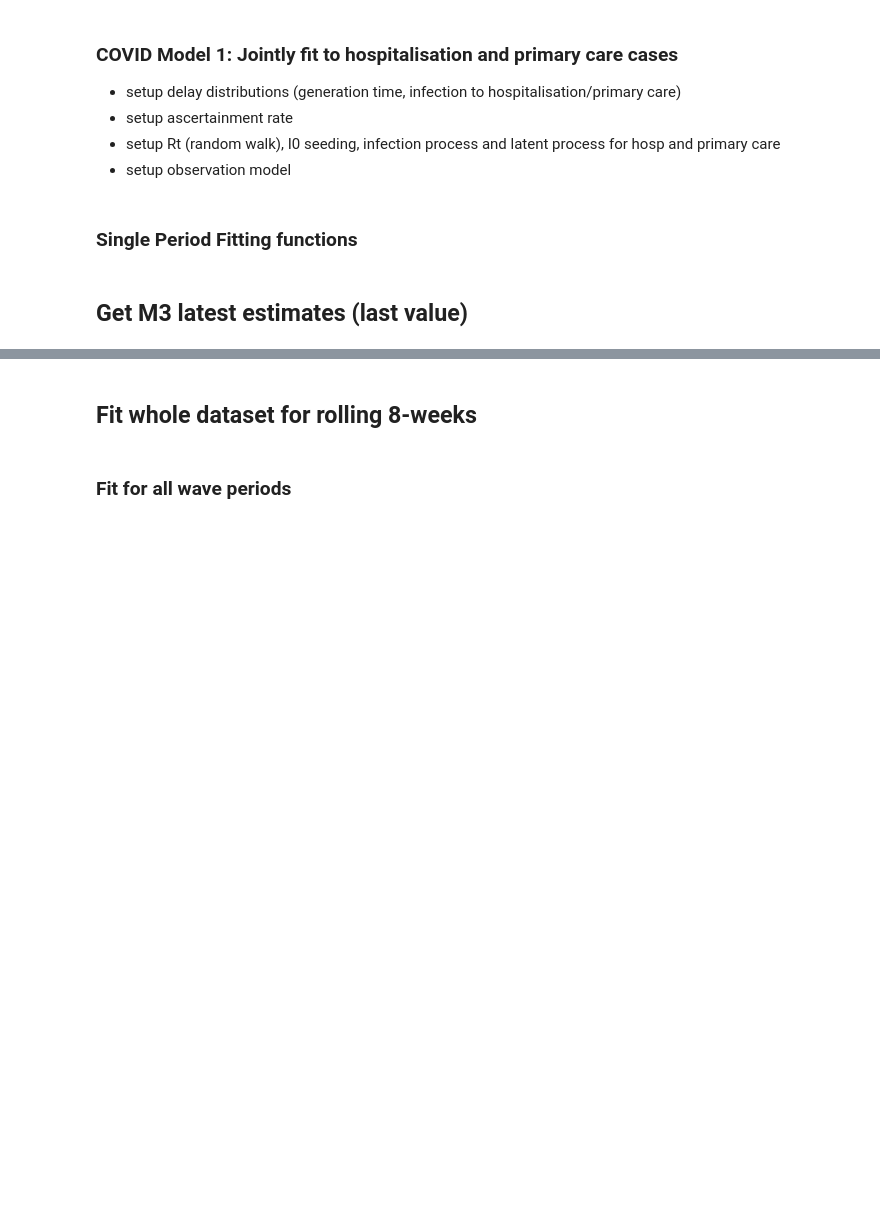
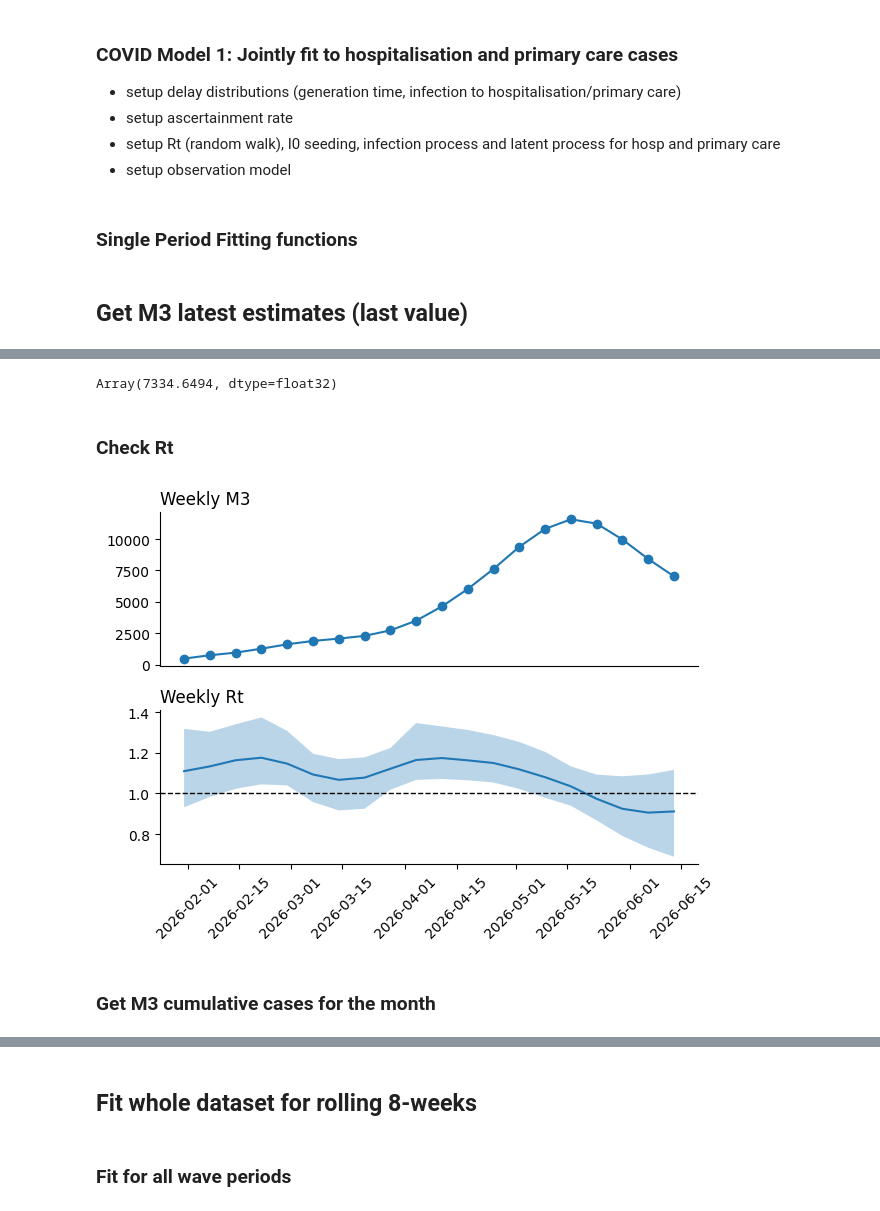
Before and after one commit to pessimistic-pelican/PyRenew, a Jupyter notebook: scripts/covid_model.ipynb, the cells around one changed output, grey strips where cells are left out. Drawn from its saved outputs; the diff is of its cells as text; code cells hidden in the pictures; blank space fills up the shorter version.

Commit message:
updated m3 with nowcast m3

```diff
--- a/scripts/covid_model.ipynb
+++ b/scripts/covid_model.ipynb
@@ -443,7 +449,7 @@ def single_fit(d: pd.DataFrame,latent_inf: RandomVariable,
         rng_key=jax.random.key(54),
         mcmc_args=dict(progress_bar=False, num_chains=2),
         data_observed_severe_admissions = d['new_hospitalisation_cases'].values,
-        data_observed_primary_care_cases = d['est_covid_cases'].values,
+        data_observed_primary_care_cases = d['est_covid_cases_adj'].values,
         weekly_obs = True
         )
 
@@ -459,7 +465,7 @@ def single_fit(d: pd.DataFrame,latent_inf: RandomVariable,
 
     return(idata)
 
-def estimate_hseek_infections(idata, n_inf_start):
+def estimate_hseek_infections(idata, n_inf_start, weekly = True):
     """
     Estimate the total number of infections that seek PRIMARY CARE
     """
@@ -476,15 +482,17 @@ def estimate_hseek_infections(idata, n_inf_start):
 
     hseek_inf_samples = latent_inf_samples.T * scale_samples
 
+    if weekly:
     ##agg to weekly and sum
-    hseek_inf_week_samples = hseek_inf_samples.reshape(n_weeks, 7 ,n_samples).sum(axis=1) ##It matters to shape into weeks first followed by days
-
+        hseek_inf_week_samples = hseek_inf_samples.reshape(n_weeks, 7 ,n_samples).sum(axis=1) ##It matters to shape into weeks first followed by days
+    else:
+        hseek_inf_week_samples = hseek_inf_samples.copy()
     return(hseek_inf_week_samples)
 
 
 def get_agg_stats(post):
     """
-    Get mean and 95% quartile from posterior samples (shape should be samples x week or the other way around)
+    Get median and 95% quartile from posterior samples (shape should be samples x week or the other way around)
     """
     if post.shape[0] == 2000:
         axs = 0
@@ -498,8 +506,10 @@ def get_agg_stats(post):
 ## Get M3 latest estimates (last value)
 # %%
 d_main = covid_ari_hosp_d.iloc[-20:]
+# d_main = covid_ari_hosp_d.iloc[51:67]
+
 d_post = single_fit(d_main, latent_inf, latent_severeprimary, I0, gen_int_rv, rtproc, obs_h, obs_p)
-post_samples = estimate_hseek_infections(d_post,n_inf_start = n_initialization_points)
+post_samples = estimate_hseek_infections(d_post,n_inf_start = n_initialization_points, weekly = True)
 m, q = get_agg_stats(post_samples)
 
 m[-1]
@@ -507,0 +524,14 @@ Array(3666.6255, dtype=float32)
+# %%
+nowcast_covid_ari_hosp_d = covid_ari_hosp_d.copy()
+
+nowcast_covid_ari_hosp_d.iloc[-4:,nowcast_covid_ari_hosp_d.columns.get_loc("new_hospitalisation_cases")] = [161, 168, 151, 126]
+
+d_main2 = nowcast_covid_ari_hosp_d.iloc[-20:]
+
+d_post2 = single_fit(d_main2, latent_inf, latent_severeprimary, I0, gen_int_rv, rtproc, obs_h, obs_p)
+post_samples2 = estimate_hseek_infections(d_post2,n_inf_start = n_initialization_points, weekly = True)
+m_2, q_2 = get_agg_stats(post_samples2)
+
+m_2[-1]
+# %% [output]
+Array(7334.6494, dtype=float32)
@@ -507,0 +560,47 @@ Array(3666.6255, dtype=float32)
+# %% [markdown]
+### Check Rt
+# %%
+rt_daily = d_post.posterior["Rt"].values
+# shape: chain, draw, day
+
+n_weeks = len(d_main)
+rt_daily = rt_daily.reshape(rt_daily.shape[0], rt_daily.shape[1], n_weeks, 7)
+
+rt_weekly = np.exp(np.mean(np.log(rt_daily), axis=-1))
+# shape: chain, draw, week
+
+rt_weekly_samples = rt_weekly.reshape(-1, n_weeks)
+
+rt_median = np.median(rt_weekly_samples, axis=0)
+rt_q = np.quantile(rt_weekly_samples, [0.025, 0.975], axis=0)
+
+fig, ax = plt.subplots(2,1)
+
+ax[0].plot(d_main['end_date'], m, marker = 'o')
+ax[1].plot(d_main["end_date"], rt_median)
+ax[1].fill_between(
+    d_main["end_date"],
+    rt_q[0],
+    rt_q[1],
+    alpha=0.3,
+)
+
+
+ax[0].set_xticks([])
+
+ax[0].spines['top'].set_visible(False)
+ax[0].spines['right'].set_visible(False)
+
+ax[1].spines['top'].set_visible(False)
+ax[1].spines['right'].set_visible(False)
+
+ax[1].axhline(1, color="k", linestyle="--", linewidth=1)
+ax[1].tick_params("x", labelrotation=45)
+
+ax[0].set_title("Weekly M3", loc='left')
+ax[1].set_title("Weekly Rt", loc='left')
+
+plt.tight_layout()
+plt.show()
+# %% [output]
+[figure, added]
@@ -507,0 +609,2 @@ Array(3666.6255, dtype=float32)
+# %% [markdown]
+### Get M3 cumulative cases for the month
```
Also changed, not shown: parts of 16 cells of this notebook.
